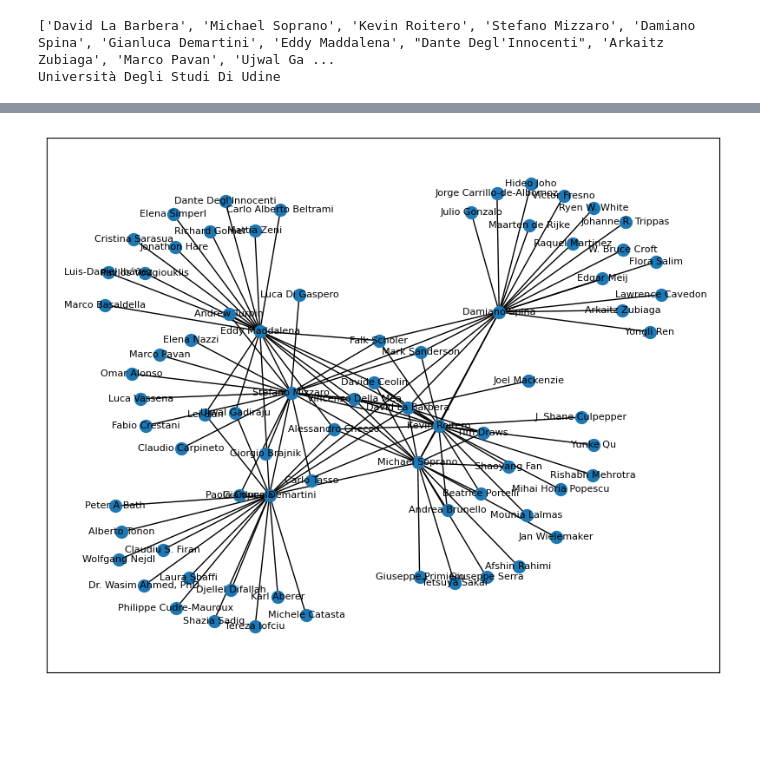
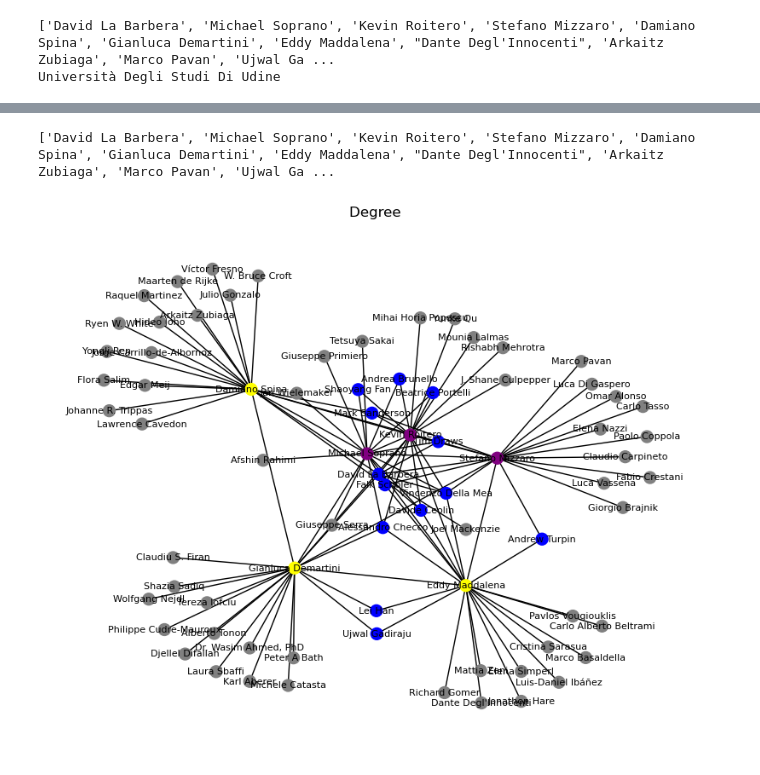
Before and after one commit to TakeOff30/AnalisiGrafoNetworkX, a Jupyter notebook: progetto1_social/progetto1.ipynb, the cells around one changed output, grey strips where cells are left out. Cells and saved outputs as stored; diff of their text form; code cells hidden in the pictures; blank space fills up the shorter version.

```diff
--- a/progetto1_social/progetto1.ipynb
+++ b/progetto1_social/progetto1.ipynb
@@ -319,7 +329,42 @@ for index, row in edgesDf.iterrows():
+# %%
+#recuperare il grafo dal documento gpickle
+with open( './graphs/coauthorship_graph.gpickle', 'rb') as f:
+    loaded_graph = pickle.load(f)
+print(loaded_graph.nodes())
+plt.show(loaded_graph)
+# %% [output]
+['David La Barbera', 'Michael Soprano', 'Kevin Roitero', 'Stefano Mizzaro', 'Damiano Spina', 'Gianluca Demartini', 'Eddy Maddalena', "Dante Degl'Innocenti", 'Arkaitz Zubiaga', 'Marco Pavan', 'Ujwal Ga ...
+# %%
+def setNodeColor(measures):
+    colors = []
+    for measure in measures:
+        if measure == 1:
+            colors.append('gray')
+        elif measure >= 2 and measure <= 10:
+            colors.append('blue')
+        elif measure >= 11 and measure <= 20:
+            colors.append('purple')
+        elif measure > 20:
+            colors.append('yellow')
+    return colors
+# %%
+def draw(G, pos, measures, measure_name):
+    nodes = nx.draw_networkx(G, pos, node_size=100,
+                                   node_color=setNodeColor(measures),
+                                   font_size=8)
+    plt.title(measure_name)
+    plt.axis('off')
+    plt.show()
 # %%
 plt.figure(figsize=(10,8))
-nx.draw_networkx(author_graph,pos = nx.spring_layout(author_graph), node_size=100, font_size=8)
+#nx.draw_networkx(author_graph,pos = nx.spring_layout(author_graph), node_size=100, font_size=8)
+draw(
+    author_graph,
+    nx.spring_layout(author_graph),
+    list(dict(author_graph.degree()).values()),
+    'Degree '
+)
 
 plt.show(author_graph)
 # %% [output]
-[figure, old version]
+[figure, new version]
```
Also changed, not shown: parts of 3 cells of this notebook, 1 other file.
